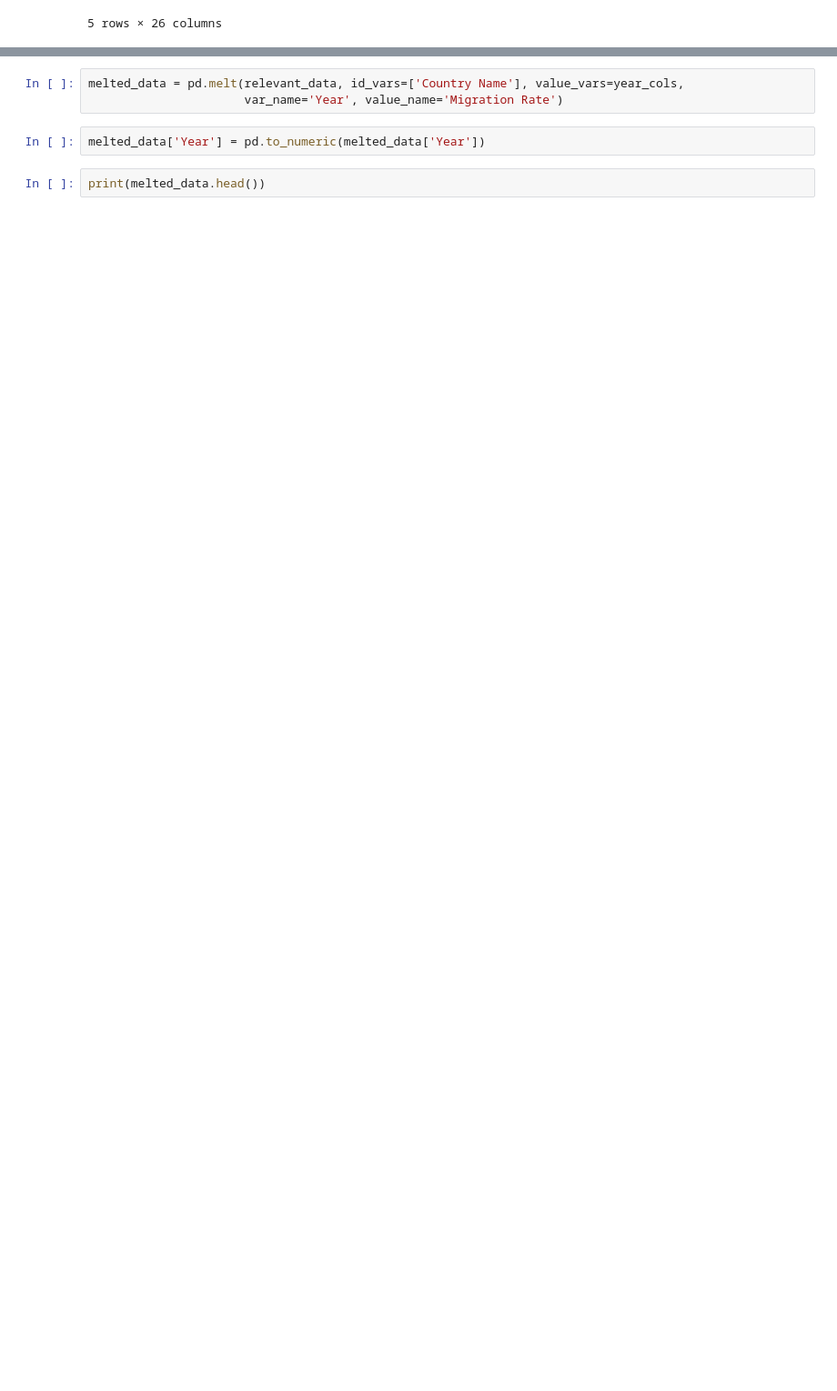
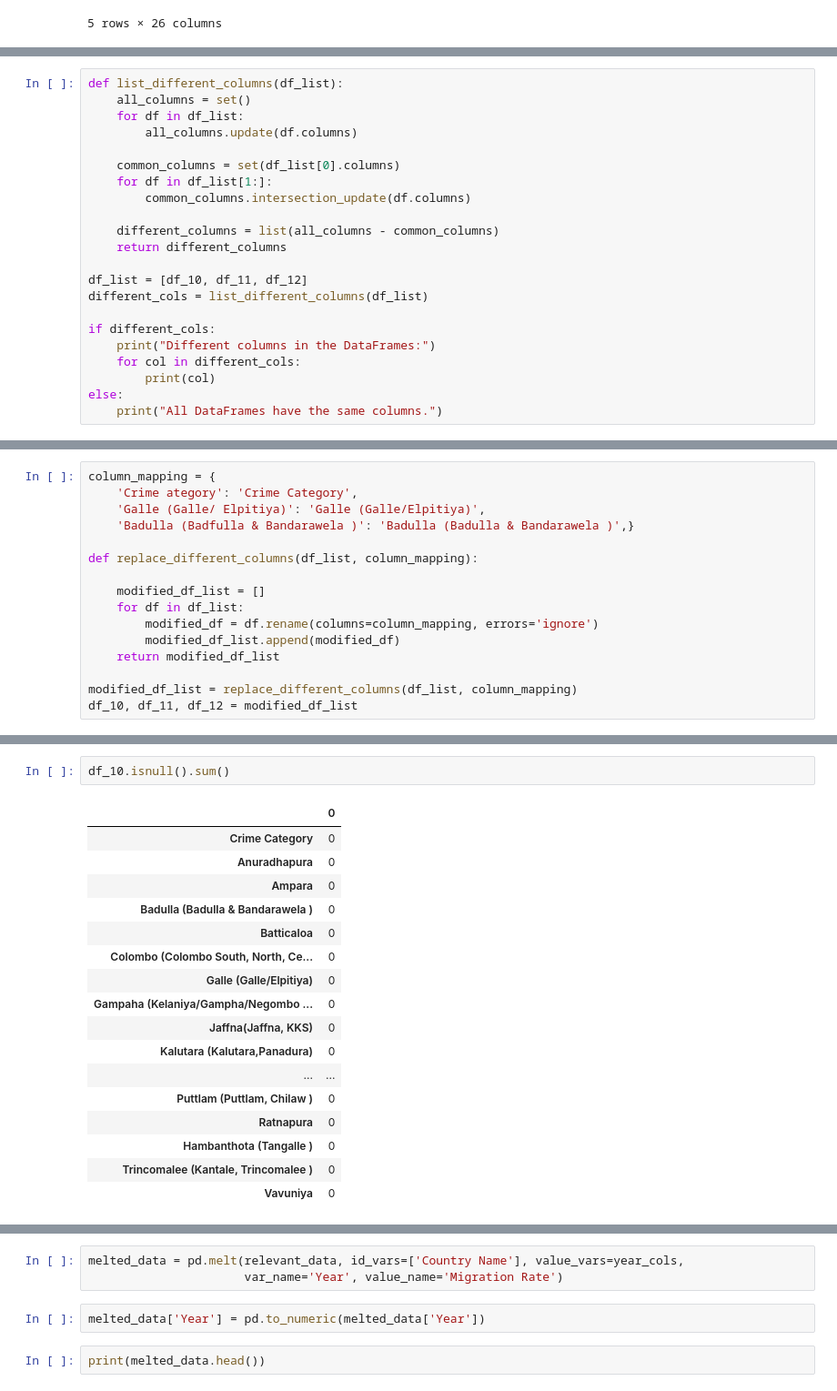
Before and after one commit to Sandanu87/DSPL_ICW, a Jupyter notebook: ICW_data_prep.ipynb, the cells around one changed output, grey strips where cells are left out. Shown at 91% size. Drawn from its saved outputs; the diff is of its cells as text; blank space fills up the shorter version.

```diff
--- a/ICW_data_prep.ipynb
+++ b/ICW_data_prep.ipynb
@@ -74,0 +136,22 @@ data.describe()
+# %%
+def list_different_columns(df_list):
+    all_columns = set()
+    for df in df_list:
+        all_columns.update(df.columns)
+
+    common_columns = set(df_list[0].columns)
+    for df in df_list[1:]:
+        common_columns.intersection_update(df.columns)
+
+    different_columns = list(all_columns - common_columns)
+    return different_columns
+
+df_list = [df_10, df_11, df_12]
+different_cols = list_different_columns(df_list)
+
+if different_cols:
+    print("Different columns in the DataFrames:")
+    for col in different_cols:
+        print(col)
+else:
+    print("All DataFrames have the same columns.")
@@ -74,0 +166,16 @@ data.describe()
+# %%
+column_mapping = {
+    'Crime ategory': 'Crime Category',
+    'Galle (Galle/ Elpitiya)': 'Galle (Galle/Elpitiya)',
+    'Badulla (Badfulla & Bandarawela )': 'Badulla (Badulla & Bandarawela )',}
+
+def replace_different_columns(df_list, column_mapping):
+
+    modified_df_list = []
+    for df in df_list:
+        modified_df = df.rename(columns=column_mapping, errors='ignore')
+        modified_df_list.append(modified_df)
+    return modified_df_list
+
+modified_df_list = replace_different_columns(df_list, column_mapping)
+df_10, df_11, df_12 = modified_df_list
@@ -74,0 +230,20 @@ data.describe()
+# %%
+df_10.isnull().sum()
+# %% [output]
+|  | 0 |
+| Crime Category | 0 |
+| Anuradhapura | 0 |
+| Ampara | 0 |
+| Badulla (Badulla & Bandarawela ) | 0 |
+| Batticaloa | 0 |
+| Colombo (Colombo South, North, Ce... | 0 |
+| Galle (Galle/Elpitiya) | 0 |
+| Gampaha (Kelaniya/Gampha/Negombo ... | 0 |
+| Jaffna(Jaffna, KKS) | 0 |
+| Kalutara (Kalutara,Panadura) | 0 |
+| ... | ... |
+| Puttlam (Puttlam, Chilaw ) | 0 |
+| Ratnapura | 0 |
+| Hambanthota (Tangalle ) | 0 |
+| Trincomalee (Kantale, Trincomalee ) | 0 |
+| Vavuniya | 0 |
```
Also changed, not shown: parts of 25 cells of this notebook.
